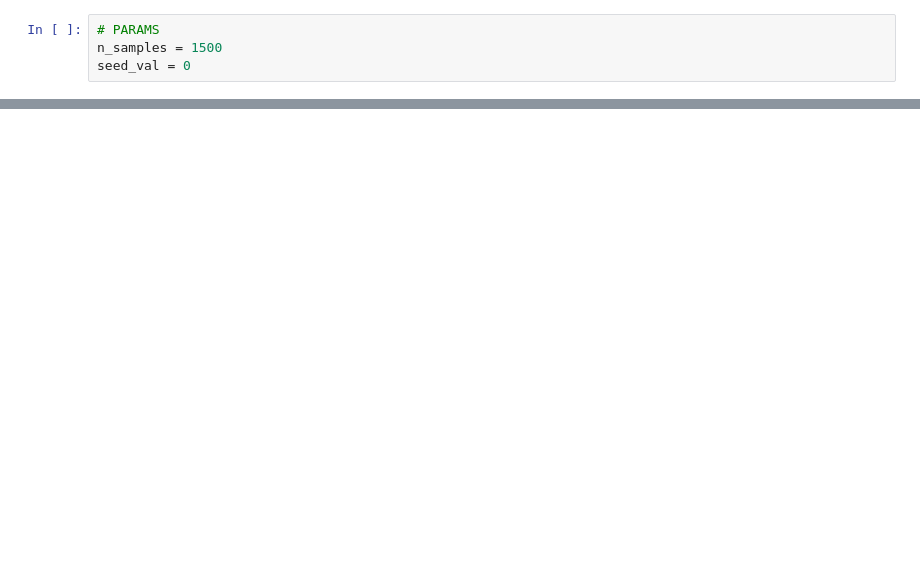
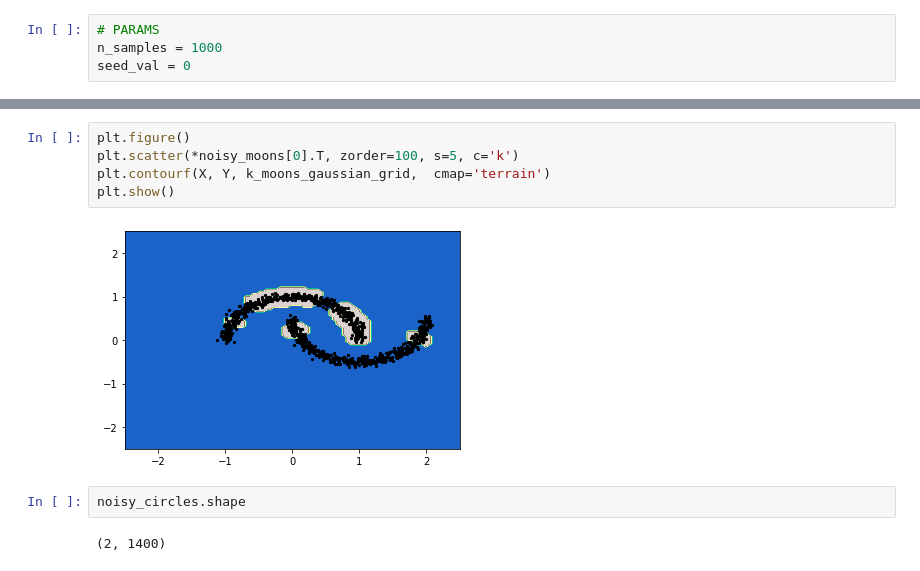
Before and after one commit to EthanJamesLew/PSU_STAT671, a Jupyter notebook: project/figures/synthetic_test.ipynb, the cells around one changed output, grey strips where cells are left out. Drawn from its saved outputs; the diff is of its cells as text; blank space fills up the shorter version.

```diff
--- a/project/figures/synthetic_test.ipynb
+++ b/project/figures/synthetic_test.ipynb
@@ -12,6 +13,6 @@ from kkmeans import KKernelClustering, k_polynomial, k_tanh, k_gaussian
 # %%
 # PARAMS
-n_samples = 1500
+n_samples = 1000
 seed_val = 0
 # %%
 # make the datasets
@@ -46,0 +82,11 @@ plt.show()
+# %%
+plt.figure()
+plt.scatter(*noisy_moons[0].T, zorder=100, s=5, c='k')
+plt.contourf(X, Y, k_moons_gaussian_grid,  cmap='terrain')
+plt.show()
+# %% [output]
+[figure, added]
+# %%
+noisy_circles.shape
+# %% [output]
+(2, 1400)
```
Also changed, not shown: parts of 14 cells of this notebook, 2 other files.
